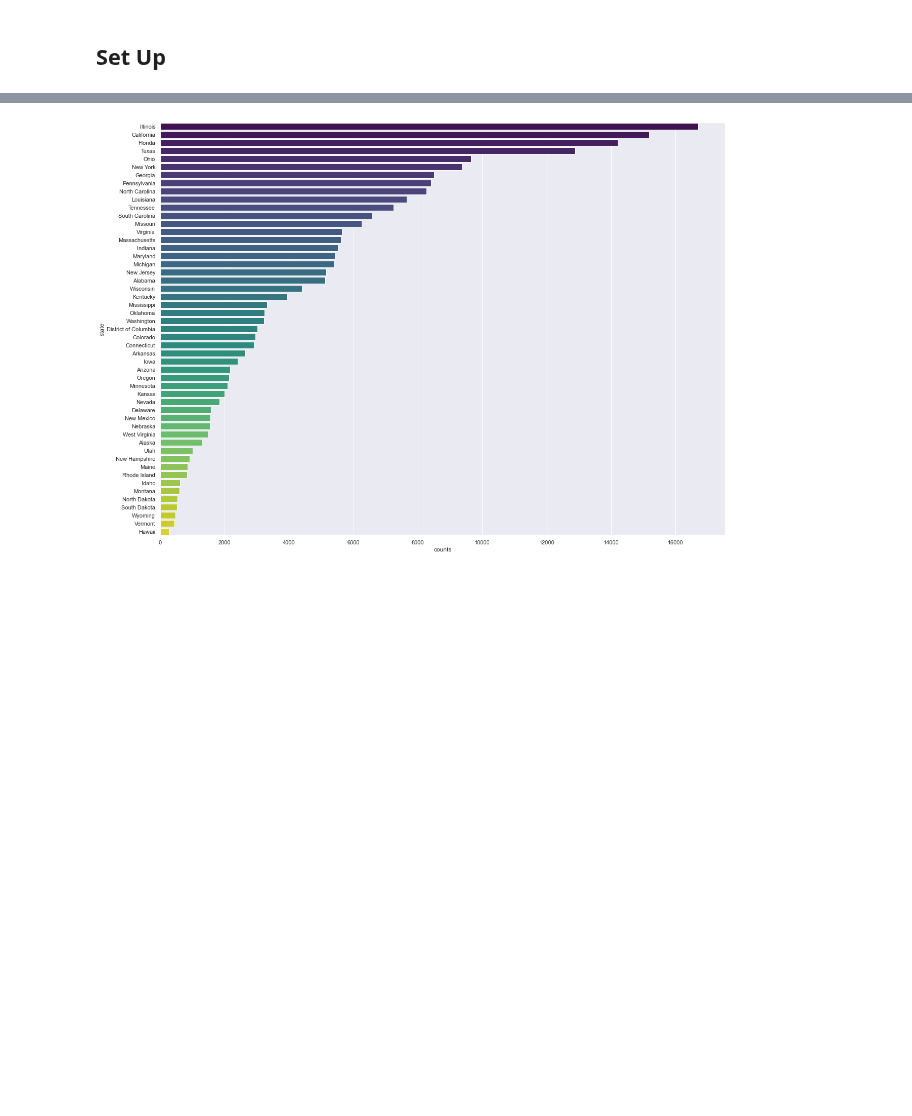
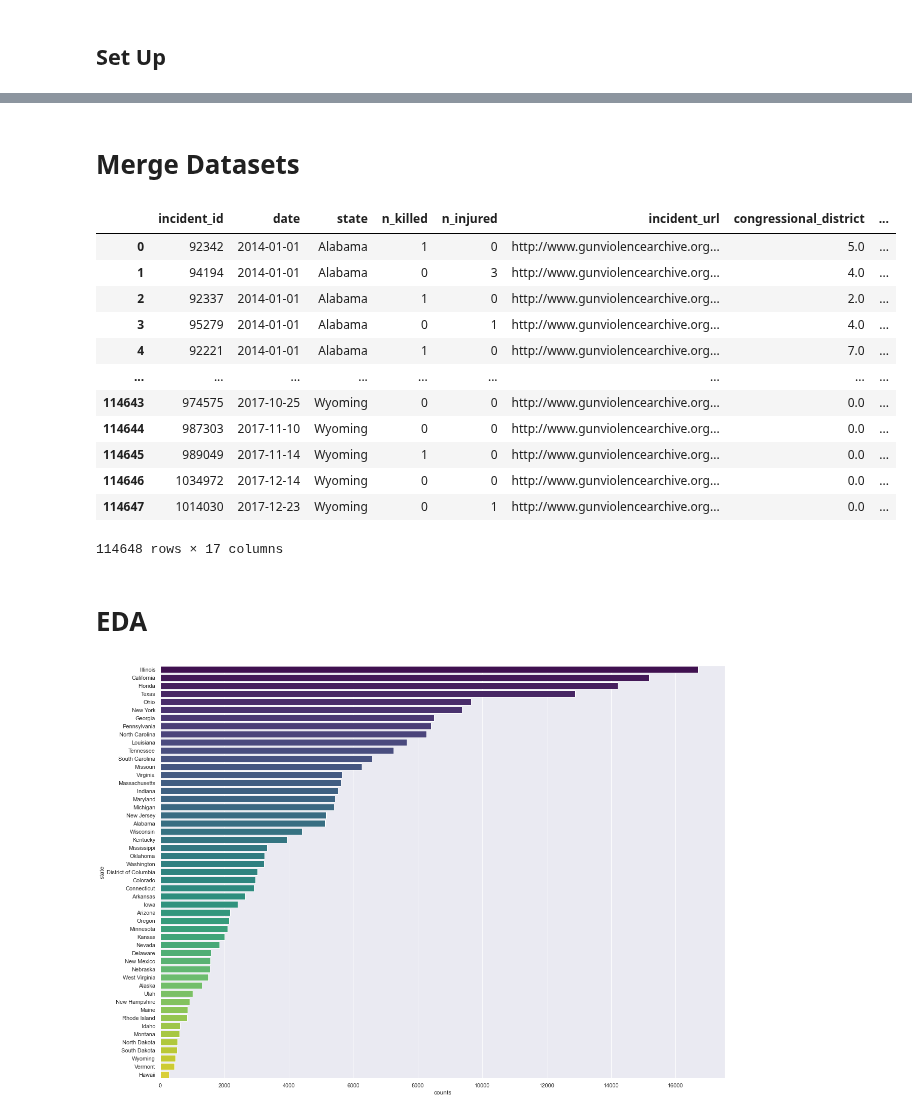
Before and after one commit to uic-cs418/cs418-spring22-purple, a Jupyter notebook: group_gun_violence_EDA.ipynb, the cells around one changed output, grey strips where cells are left out. Drawn from its saved outputs; the diff is of its cells as text; code cells hidden in the pictures; blank space fills up the shorter version.

```diff
--- a/group_gun_violence_EDA.ipynb
+++ b/group_gun_violence_EDA.ipynb
@@ -36,0 +86,18 @@ gun_data.head()
+# %%
+# Read and store dataset as a dataframe
+firearm_data1 = pd.read_csv('statefirearmlaws.csv')
+
+# Sort data by state since gun reform data is sorted by state and year in ascending order
+firearm_data1 = firearm_data1.sort_values(['state', 'year'], ascending = [True, True])
+
+# Filter only cases where the year is between 2014 and 2017
+firearm_data1 = firearm_data1[(firearm_data1['year'] >= 2014) & (firearm_data1['year'] <= 2017)]
+
+# Drop rows with NaN values
+firearm_data1 = firearm_data1.dropna()
+
+# Create new dataframe that contains only the following 3 columns: state, year, lawtotal
+firearm_data = firearm_data1[['state', 'year', 'lawtotal']].copy()
+
+# Print dataframe
+firearm_data
@@ -37,3 +118,27 @@ gun_data.head()
+# %% [markdown]
+# Merge Datasets
+# %%
+# merging the gun violence data and the state firearm data based on the state and year
+# for every incident in the gun violence data, we have the total number of laws (column: lawtotal)
+# passed in that state and year
+merged_reforms = pd.merge(gun_data, firearm_data, on=['state', 'year'])
+merged_reforms
+# %% [output]
+|  | incident_id | date | state | n_killed | n_injured | incident_url | congressional_district | ... |
+| 0 | 92342 | 2014-01-01 | Alabama | 1 | 0 | http://www.gunviolencearchive.org... | 5.0 | ... |
+| 1 | 94194 | 2014-01-01 | Alabama | 0 | 3 | http://www.gunviolencearchive.org... | 4.0 | ... |
+| 2 | 92337 | 2014-01-01 | Alabama | 1 | 0 | http://www.gunviolencearchive.org... | 2.0 | ... |
+| 3 | 95279 | 2014-01-01 | Alabama | 0 | 1 | http://www.gunviolencearchive.org... | 4.0 | ... |
+| 4 | 92221 | 2014-01-01 | Alabama | 1 | 0 | http://www.gunviolencearchive.org... | 7.0 | ... |
+| ... | ... | ... | ... | ... | ... | ... | ... | ... |
+| 114643 | 974575 | 2017-10-25 | Wyoming | 0 | 0 | http://www.gunviolencearchive.org... | 0.0 | ... |
+| 114644 | 987303 | 2017-11-10 | Wyoming | 0 | 0 | http://www.gunviolencearchive.org... | 0.0 | ... |
+| 114645 | 989049 | 2017-11-14 | Wyoming | 1 | 0 | http://www.gunviolencearchive.org... | 0.0 | ... |
+| 114646 | 1034972 | 2017-12-14 | Wyoming | 0 | 0 | http://www.gunviolencearchive.org... | 0.0 | ... |
+| 114647 | 1014030 | 2017-12-23 | Wyoming | 0 | 1 | http://www.gunviolencearchive.org... | 0.0 | ... |
+114648 rows × 17 columns
+# %% [markdown]
+# EDA
 # %%
 df_state = gun_data[(gun_data['year'] > 2013) & (gun_data['year'] < 2018)]
 df_state = df_state.groupby(['state']).size().reset_index(name='counts')
```
Also changed, not shown: parts of 6 cells of this notebook.
